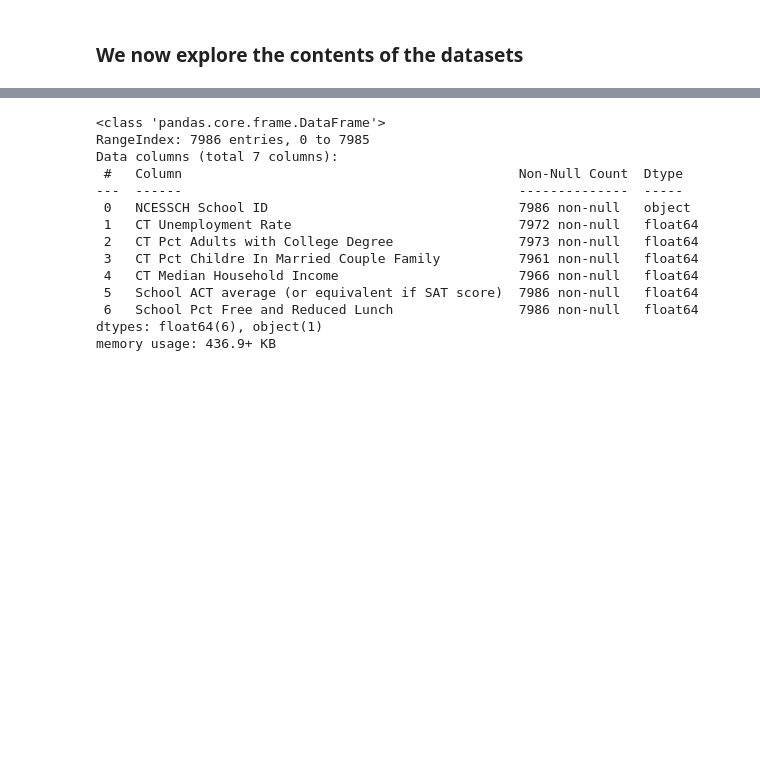
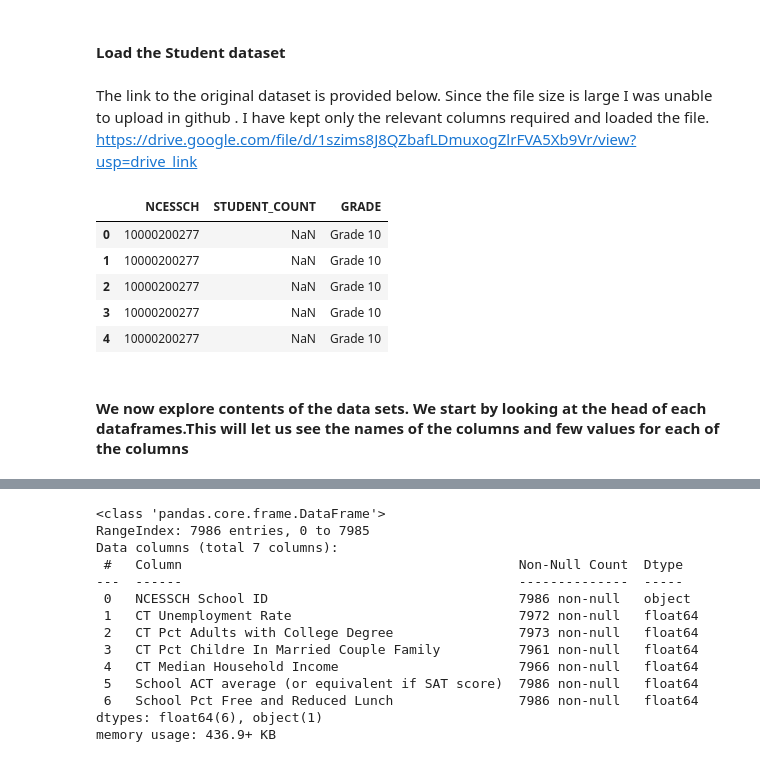
Before and after one commit to rkamatn/education_inequality, a Jupyter notebook: code/education.ipynb, the cells around one changed output, grey strips where cells are left out. Saved outputs shown, nothing was run; the diff lists cells and outputs as text; code cells hidden in the pictures; blank space fills up the shorter version.

```diff
--- a/code/education.ipynb
+++ b/code/education.ipynb
@@ -61,5 +92,22 @@ memory usage: 50.7+ MB
+# %% [markdown]
+#### Load the Student dataset
+# %% [markdown]
+The link to the original dataset is provided below. Since the file size is large I was unable to upload in github . I have kept only the relevant columns required and loaded the file.
+https://drive.google.com/file/d/1szims8J8QZbafLDmuxogZlrFVA5Xb9Vr/view?usp=drive_link
+# %%
+
+school_members=pd.read_csv('../data/student.csv',encoding="unicode_escape")
+school_members.columns = school_members.columns.str.replace('ï»¿', '', regex=False)
+school_members.head()
+# %% [output]
+|  | NCESSCH | STUDENT_COUNT | GRADE |
+| 0 | 10000200277 | NaN | Grade 10 |
+| 1 | 10000200277 | NaN | Grade 10 |
+| 2 | 10000200277 | NaN | Grade 10 |
+| 3 | 10000200277 | NaN | Grade 10 |
+| 4 | 10000200277 | NaN | Grade 10 |
 # %% [markdown]
-### We now explore the contents of the datasets
+#### We now explore contents of the data sets. We start by looking at the head of each dataframes.This will let us see the names of the columns and few values for each of the columns
 # %%
 edgap.head()
 # %% [output]
```
Also changed, not shown: parts of 54 cells of this notebook, 14 other files.
